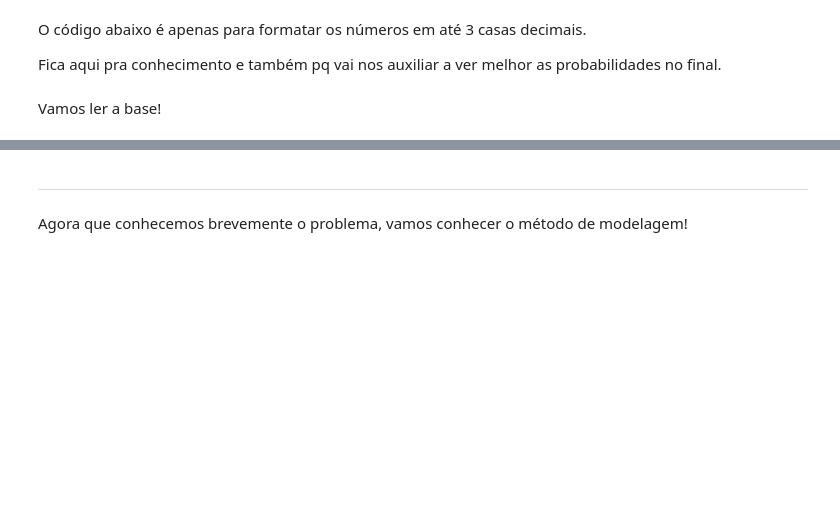
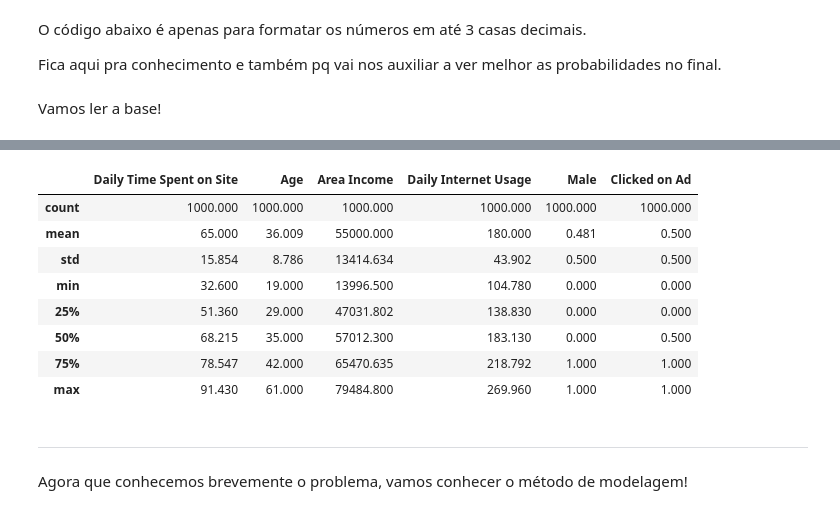
Before and after one commit to GabrielAsato/Curso_DS_Degree, a Jupyter notebook: Módulo 8 - Estatística II/Aula 4 - regressão logística e problemas de classificação.ipynb, the cells around one changed output, grey strips where cells are left out. Saved outputs shown, nothing was run; the diff lists cells and outputs as text; code cells hidden in the pictures; blank space fills up the shorter version.

```diff
--- a/Módulo 8 - Estatística II/Aula 4 - regressão logística e problemas de classificação.ipynb
+++ b/Módulo 8 - Estatística II/Aula 4 - regressão logística e problemas de classificação.ipynb
@@ -111,3 +110,5 @@ pd.set_option("display.float_format", lambda x: "%.3f" % x)
 np.set_printoptions(suppress=True, precision=3)
 # %% [markdown]
 Vamos ler a base!
+# %%
+df = pd.read_csv("datasets/advertising.csv")
@@ -114,3 +135,15 @@ Vamos ler a base!
+# %%
+df.describe()
+# %% [output]
+|  | Daily Time Spent on Site | Age | Area Income | Daily Internet Usage | Male | Clicked on Ad |
+| count | 1000.000 | 1000.000 | 1000.000 | 1000.000 | 1000.000 | 1000.000 |
+| mean | 65.000 | 36.009 | 55000.000 | 180.000 | 0.481 | 0.500 |
+| std | 15.854 | 8.786 | 13414.634 | 43.902 | 0.500 | 0.500 |
+| min | 32.600 | 19.000 | 13996.500 | 104.780 | 0.000 | 0.000 |
+| 25% | 51.360 | 29.000 | 47031.802 | 138.830 | 0.000 | 0.000 |
+| 50% | 68.215 | 35.000 | 57012.300 | 183.130 | 0.000 | 0.500 |
+| 75% | 78.547 | 42.000 | 65470.635 | 218.792 | 1.000 | 1.000 |
+| max | 91.430 | 61.000 | 79484.800 | 269.960 | 1.000 | 1.000 |
 # %% [markdown]
 __________
 # %% [markdown]
```
Also changed, not shown: parts of 5 cells of this notebook, 3 other files.
